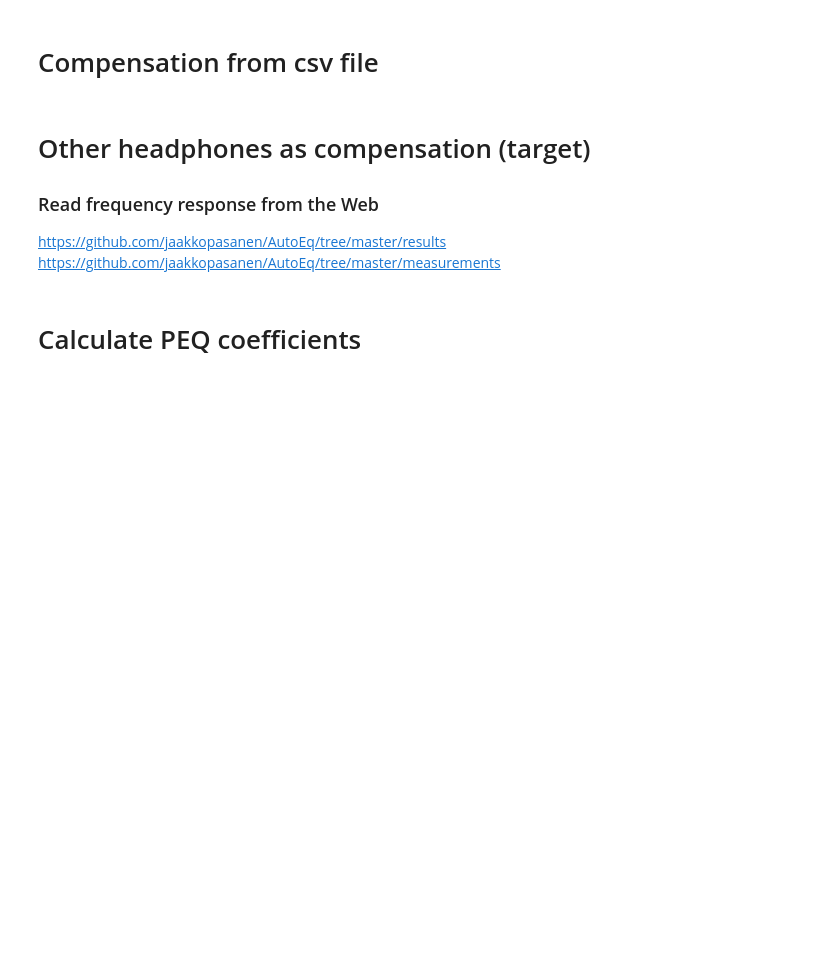
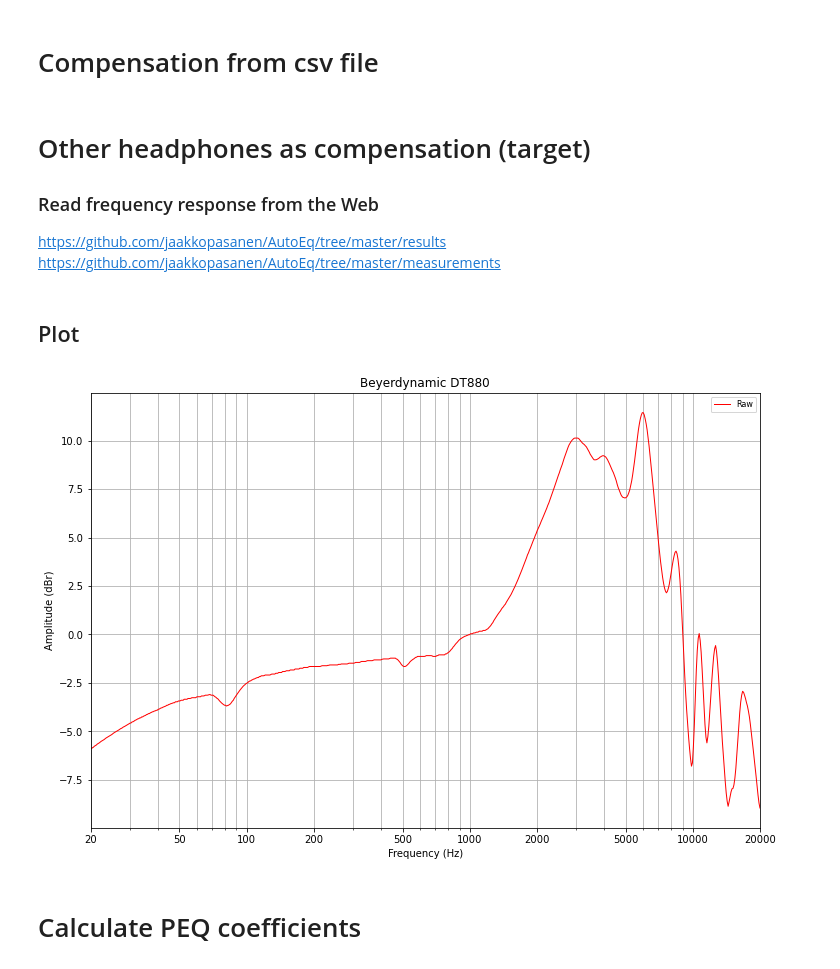
Before and after one commit to Wei1234c/DRC, a Jupyter notebook: notebooks/AutoEQ - Mimic other headphones on the fly with Equalizer APO.ipynb, the cells around one changed output. Cells and saved outputs as stored; diff of their text form; code cells hidden in the pictures; blank space fills up the shorter version.

```diff
--- a/notebooks/AutoEQ - Mimic other headphones on the fly with Equalizer APO.ipynb
+++ b/notebooks/AutoEQ - Mimic other headphones on the fly with Equalizer APO.ipynb
@@ -117,6 +117,13 @@ url_measurement = 'https://raw.githubusercontent.com/jaakkopasanen/AutoEq/c352d1
 
 compensation = FrequencyResponse.read_csv_from_url(url_measurement)
 compensation.name = compensation_name
+# %% [markdown]
+## Plot
+# %%
+compensation.reset()
+compensation.plot_graph(raw_plot_kwargs={'color': 'red'});
+# %% [output]
+[figure, added]
 # %% [markdown]
 # Calculate PEQ coefficients
 # %%
```
Also changed, not shown: parts of 1 cell of this notebook, 10 other files.
